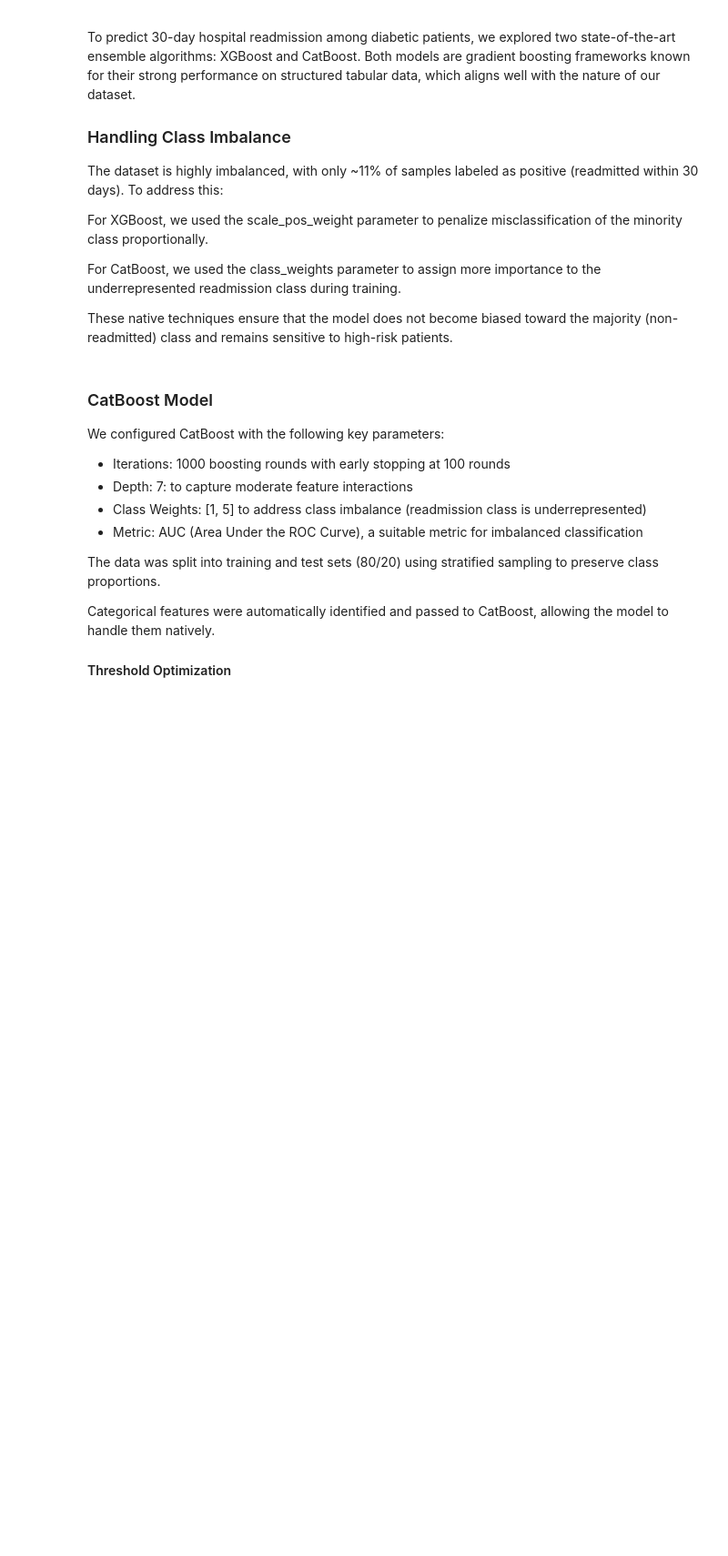
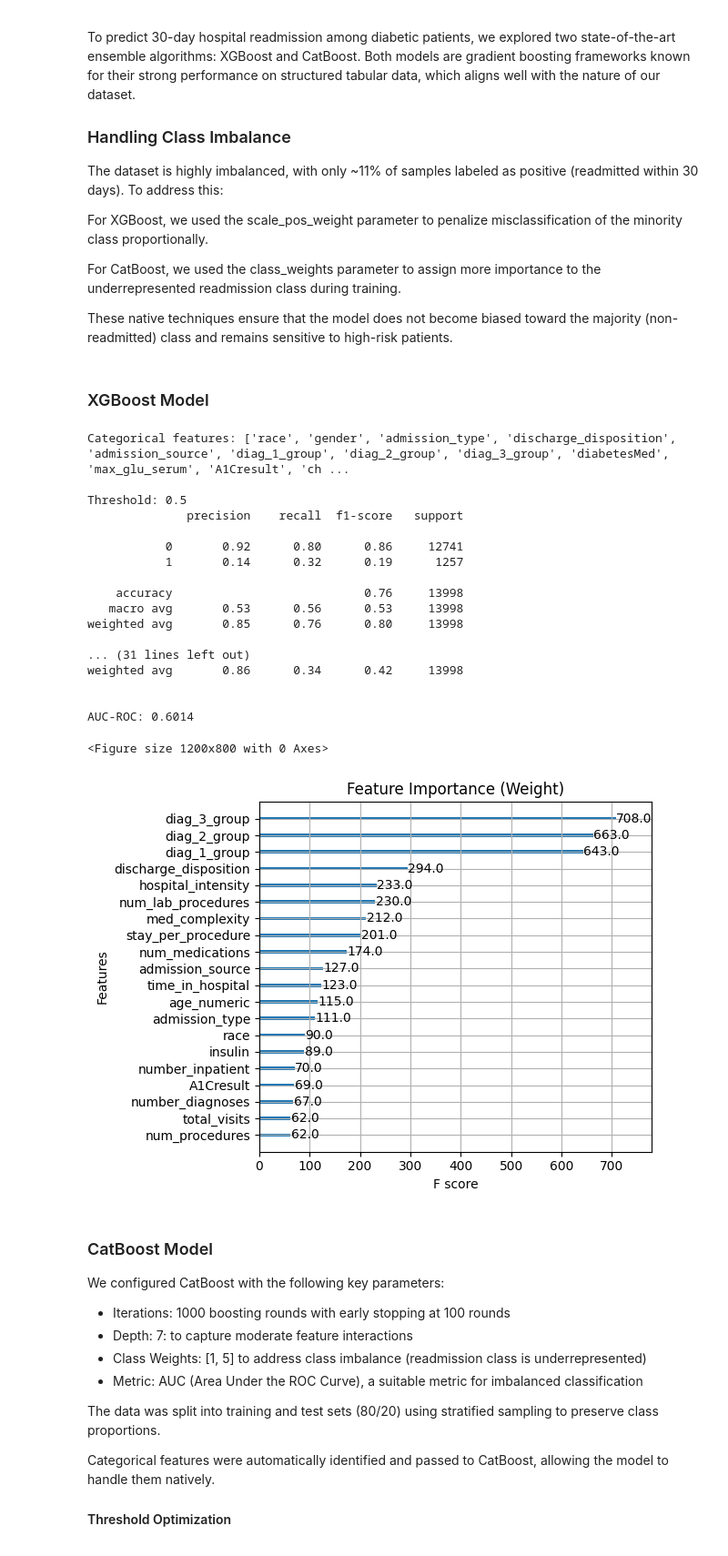
Before and after one commit to boskya/aai510-group1-diabetes-admissions, a Jupyter notebook: Final_Project_Section_1_Team_1.ipynb, the cells around one changed output. Shown at 91% size. Saved outputs shown, nothing was run; the diff lists cells and outputs as text; code cells hidden in the pictures; blank space fills up the shorter version.

Commit message:
added XGBoost

```diff
--- a/Final_Project_Section_1_Team_1.ipynb
+++ b/Final_Project_Section_1_Team_1.ipynb
@@ -1224,6 +1229,84 @@ For XGBoost, we used the scale_pos_weight parameter to penalize misclassificatio
 For CatBoost, we used the class_weights parameter to assign more importance to the underrepresented readmission class during training.
 
 These native techniques ensure that the model does not become biased toward the majority (non-readmitted) class and remains sensitive to high-risk patients.
+# %% [markdown]
+### XGBoost Model
+# %%
+def train_xgboost_model(X_train, y_train, random_seed=42):
+
+    scale_pos_weight = len(y_train[y_train == 0]) / len(y_train[y_train == 1])
+
+    xgb_model = xgb.XGBClassifier(
+        random_state=random_seed,
+        eval_metric="auc",
+        enable_categorical=True,
+        reg_alpha=1,
+        reg_lambda=1,
+        n_estimators=100,
+        scale_pos_weight=scale_pos_weight
+    )
+
+    # Fit the model
+    xgb_model.fit(X_train, y_train)
+    return xgb_model
+
+
+   # Detect categorical features
+cat_features = X.select_dtypes(include=['object', 'category']).columns.tolist()
+print(f"Categorical features: {cat_features}")
+
+X_categorized = X.copy()
+for col in cat_features:
+    X_categorized[col] = X_categorized[col].astype('category')
+
+X_train, X_test, y_train, y_test = train_test_split(
+        X_categorized, y, test_size=0.2, random_state=42, stratify=y
+)
+xgb_model = train_xgboost_model(X_train, y_train)
+
+y_proba = xgb_model.predict_proba(X_test)[:, 1]
+for threshold in [0.5, 0.4, 0.3, 0.2]:
+    y_pred = (y_proba >= threshold).astype(int)
+    print(f"\nThreshold: {threshold}")
+    print(classification_report(y_test, y_pred))
+
+
+# Compute AUC_ROC
+roc_auc = roc_auc_score(y_test, y_proba)
+print(f"\nAUC-ROC: {roc_auc:.4f}")
+
+# Feature importance
+def plot_feature_importance(model, feature_names):
+    """Plot feature importance for XGBoost model"""
+    plt.figure(figsize=(12, 8))
+    xgb.plot_importance(model, importance_type='weight', max_num_features=20)
+    plt.title('Feature Importance (Weight)')
+    plt.xlabel('F score')
+    plt.ylabel('Features')
+    plt.tight_layout()
+    plt.show()
+
+plot_feature_importance(xgb_model, feature_columns)
+# %% [output]
+Categorical features: ['race', 'gender', 'admission_type', 'discharge_disposition', 'admission_source', 'diag_1_group', 'diag_2_group', 'diag_3_group', 'diabetesMed', 'max_glu_serum', 'A1Cresult', 'ch ...
+
+Threshold: 0.5
+              precision    recall  f1-score   support
+
+           0       0.92      0.80      0.86     12741
+           1       0.14      0.32      0.19      1257
+
+    accuracy                           0.76     13998
+   macro avg       0.53      0.56      0.53     13998
+weighted avg       0.85      0.76      0.80     13998
+
+... (31 lines left out)
+weighted avg       0.86      0.34      0.42     13998
+
+
+AUC-ROC: 0.6014
+<Figure size 1200x800 with 0 Axes>
+[figure, added]
 # %% [markdown]
 ### CatBoost Model
 
```
Also changed, not shown: parts of 3 cells of this notebook.
